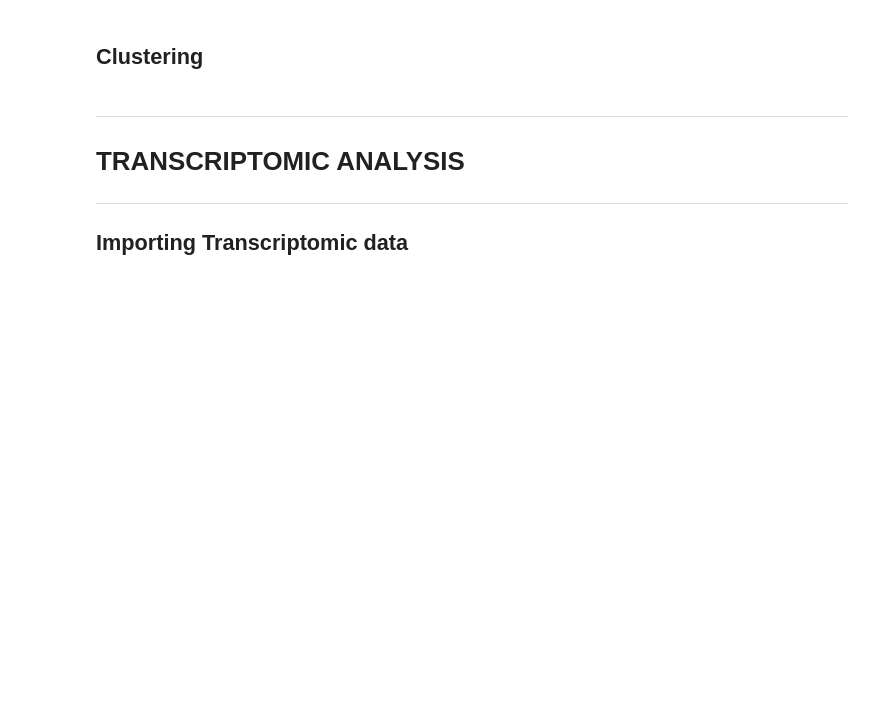
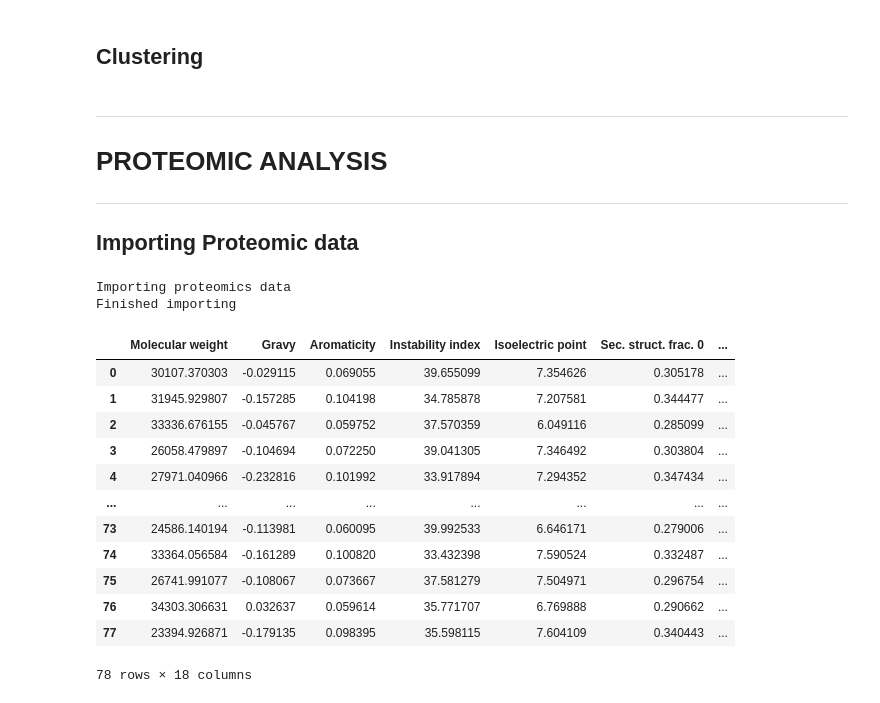
Before and after one commit to AAnzel/MOVIS, a Jupyter notebook: Code/Data_assessment.ipynb, the cells around one changed output. Drawn from its saved outputs; the diff is of its cells as text; code cells hidden in the pictures; blank space fills up the shorter version.

Commit message:
Finished proteomics data import. Started working on visualization of proteomics data.

```diff
--- a/Code/Data_assessment.ipynb
+++ b/Code/Data_assessment.ipynb
@@ -16,9 +17,11 @@ from sklearn import preprocessing, model_selection, metrics
 path_root_data = os.path.join ('..', 'Data', 'Extracted', 'Databases')
 path_all_fasta = os.path.join (path_root_data, 'fasta_files', 'AllBins')
 path_normalised_metabolomics = os.path.join (path_root_data, 'Metabolomics', 'Normalised_Tables')
+path_proteomics_78 = os.path.join (path_root_data, 'Proteomics', 'set_of_78')
 path_model_save_root = 'Saved_models'
 # %%
 num_of_mags = len([i for i in os.listdir(path_all_fasta) if (i[-2:] == 'fa')])
+num_of_proteomics = len([i for i in os.listdir(path_proteomics_78) if (i[-3:] == 'faa')])
 SEED = 42
 END = 25
 MAX_ROWS = 15000
@@ -629,6 +632,6 @@ metabolites_chart
 # Should I even do this? Previous visualizations are descriptive enough. It would be a lot of work for not much benefit
 # %% [markdown]
 ---
-# TRANSCRIPTOMIC ANALYSIS
+# PROTEOMIC ANALYSIS
 ---
-## Importing Transcriptomic data
+## Importing Proteomic data
@@ -634,0 +724,19 @@ metabolites_chart
+# %%
+proteomics_data = import_proteomics (end = num_of_proteomics)
+proteomics_data
+# %% [output]
+Importing proteomics data
+Finished importing
+|  | Molecular weight | Gravy | Aromaticity | Instability index | Isoelectric point | Sec. struct. frac. 0 | ... |
+| 0 | 30107.370303 | -0.029115 | 0.069055 | 39.655099 | 7.354626 | 0.305178 | ... |
+| 1 | 31945.929807 | -0.157285 | 0.104198 | 34.785878 | 7.207581 | 0.344477 | ... |
+| 2 | 33336.676155 | -0.045767 | 0.059752 | 37.570359 | 6.049116 | 0.285099 | ... |
+| 3 | 26058.479897 | -0.104694 | 0.072250 | 39.041305 | 7.346492 | 0.303804 | ... |
+| 4 | 27971.040966 | -0.232816 | 0.101992 | 33.917894 | 7.294352 | 0.347434 | ... |
+| ... | ... | ... | ... | ... | ... | ... | ... |
+| 73 | 24586.140194 | -0.113981 | 0.060095 | 39.992533 | 6.646171 | 0.279006 | ... |
+| 74 | 33364.056584 | -0.161289 | 0.100820 | 33.432398 | 7.590524 | 0.332487 | ... |
+| 75 | 26741.991077 | -0.108067 | 0.073667 | 37.581279 | 7.504971 | 0.296754 | ... |
+| 76 | 34303.306631 | 0.032637 | 0.059614 | 35.771707 | 6.769888 | 0.290662 | ... |
+| 77 | 23394.926871 | -0.179135 | 0.098395 | 35.598115 | 7.604109 | 0.340443 | ... |
+78 rows × 18 columns
```
Also changed, not shown: parts of 4 cells of this notebook.
